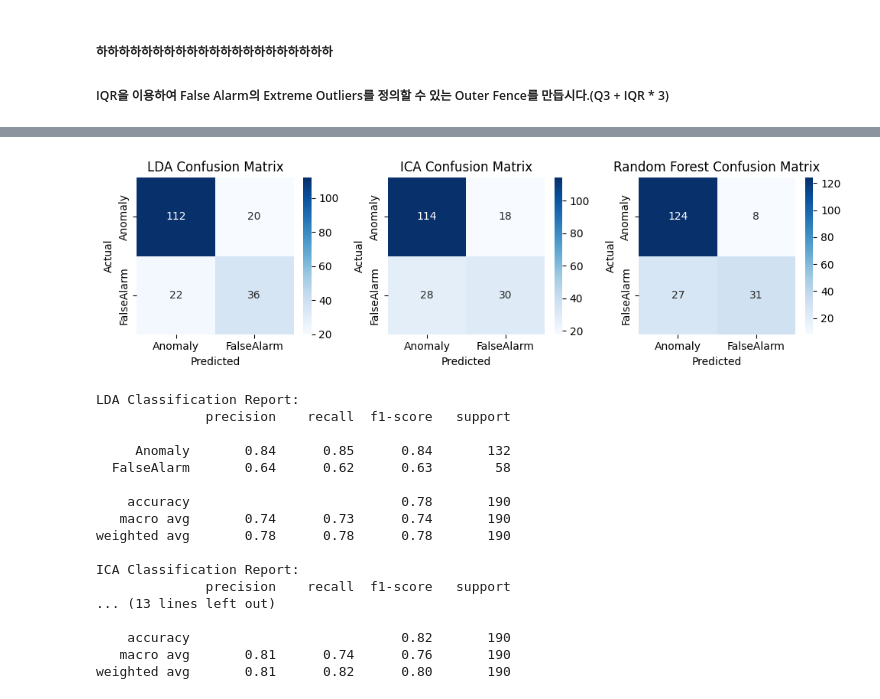
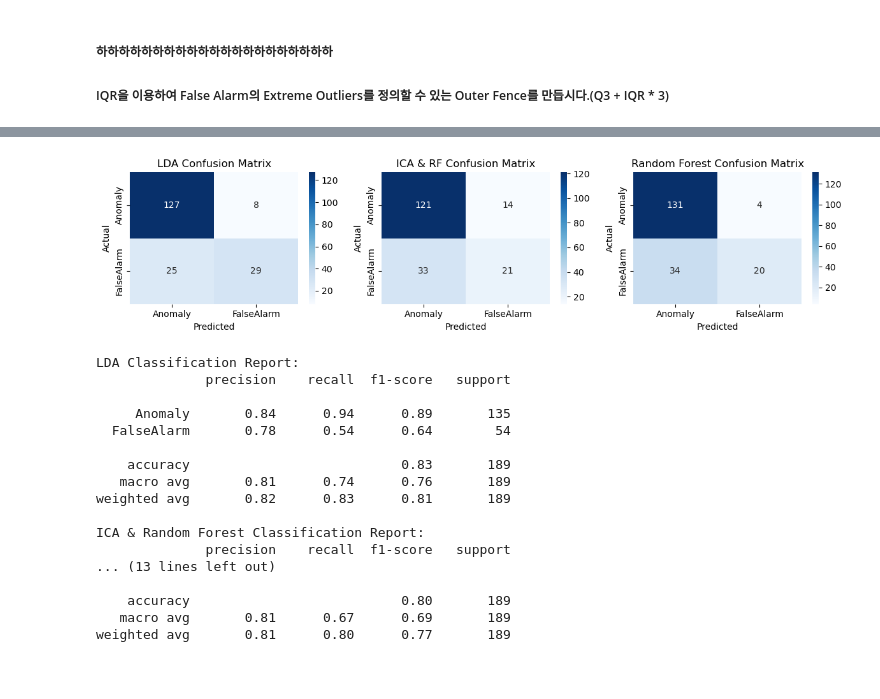
Before and after one commit to changyeon99/CapstoneDesign2, a Jupyter notebook: Oct_6th.ipynb, the cells around one changed output, grey strips where cells are left out. Saved outputs shown, nothing was run; the diff lists cells and outputs as text; code cells hidden in the pictures; blank space fills up the shorter version.

```diff
--- a/Oct_6th.ipynb
+++ b/Oct_6th.ipynb
@@ -583,6 +583,7 @@ plt.show()
 
 fac_target = AEandAnomaly[(AEandAnomaly['Tension'] < outer_fence)]
 extreme_outliers = AEandAnomaly[(AEandAnomaly['Tension'] >= outer_fence)]
+fac_target = fac_target.reset_index(drop = False)
 fac_target # Control Limit은 넘었지만 Outer Fence는 안 넘음
 # extreme_outliers # FAC 필요 없이 아묻따 Anomaly. 바로 Type 분류하면 됨
 # %% [output]
@@ -615,28 +616,28 @@ importance_scores = importance_scores.sort_values(ascending=False)
 print('변수 중요도')
 print(importance_scores)
 
-fig = plt.figure(figsize=(12, 8))
+fig = plt.figure(figsize=(10, 6))
 ax = fig.add_subplot(111, projection='3d')
 
 skewness = fac_target['Skewness']
 variance = fac_target['Variance']
-mean = fac_target['Mean']
-type = fac_target['Confusion Matrix']
+tension = fac_target['Tension']
+confusion_matrix = fac_target['Confusion Matrix']
 
 for t in fac_target['Confusion Matrix'].unique().tolist():
-    mask = type == t
-    ax.scatter(skewness[mask], variance[mask], mean[mask], label = t, marker = 'o')
+    mask = confusion_matrix == t
+    ax.scatter(skewness[mask], variance[mask], tension[mask], label = t, marker = '.')
 
 ax.set_xlabel('Skewness', rotation=45)
 ax.set_ylabel('Variance', rotation=45)
-ax.set_zlabel('Mean', rotation=45)
+ax.set_zlabel('Tension', rotation=45)
 
 azimuth_angle = 0
-elevation_angle = 0
+elevation_angle = 90
 ax.view_init(elev=elevation_angle, azim=azimuth_angle)
 
 ax.legend()
-plt.title('Scatter Plot of Skewness, Variance, and Mean (False Alarm vs. Anomaly)')
+plt.title('Scatter Plot of Skewness, Variance, and Tension (False Alarm vs. Anomaly)')
 plt.tight_layout()
 plt.show()
 # %% [output]
@@ -652,7 +733,7 @@ dtype: float64
 X = fac_target[list_independent_variables]
 y = fac_target['Confusion Matrix']
 
-X_train, X_test, y_train, y_test = train_test_split(X, y, test_size=0.3, random_state=42)
+X_train, X_test, y_train, y_test = train_test_split(X, y, test_size=0.3, stratify=y, random_state=42)
 
 # LDA
 lda = LinearDiscriminantAnalysis()
@@ -678,53 +759,53 @@ cm_lda = confusion_matrix(y_test, y_pred_lda)
 cm_ica = confusion_matrix(y_test, y_pred_ica)
 cm_rf = confusion_matrix(y_test, y_pred_rf)
 
-plt.figure(figsize=(10, 3))
+plt.figure(figsize=(12, 3))
 
 plt.subplot(131)
 sns.heatmap(cm_lda, annot=True, fmt="d", cmap="Blues", xticklabels=class_labels, yticklabels=class_labels)
 plt.xlabel('Predicted')
 plt.ylabel('Actual')
 plt.title('LDA Confusion Matrix')
 
 plt.subplot(132)
 sns.heatmap(cm_ica, annot=True, fmt="d", cmap="Blues", xticklabels=class_labels, yticklabels=class_labels)
 plt.xlabel('Predicted')
 plt.ylabel('Actual')
-plt.title('ICA Confusion Matrix')
+plt.title('ICA & RF Confusion Matrix')
 
 plt.subplot(133)
 sns.heatmap(cm_rf, annot=True, fmt="d", cmap="Blues", xticklabels=class_labels, yticklabels=class_labels)
 plt.xlabel('Predicted')
 plt.ylabel('Actual')
 plt.title('Random Forest Confusion Matrix')
 
 plt.tight_layout()
 plt.show()
 
 print("LDA Classification Report:")
 print(classification_report(y_test, y_pred_lda, target_names=class_labels))
 
-print("ICA Classification Report:")
+print("ICA & Random Forest Classification Report:")
 print(classification_report(y_test, y_pred_ica, target_names=class_labels))
 
 print("Random Forest Classification Report:")
 print(classification_report(y_test, y_pred_rf, target_names=class_labels))
 # %% [output]
-[figure, old version]
+[figure, new version]
 LDA Classification Report:
               precision    recall  f1-score   support
 
-     Anomaly       0.84      0.85      0.84       132
-  FalseAlarm       0.64      0.62      0.63        58
+     Anomaly       0.84      0.94      0.89       135
+  FalseAlarm       0.78      0.54      0.64        54
 
-    accuracy                           0.78       190
-   macro avg       0.74      0.73      0.74       190
-weighted avg       0.78      0.78      0.78       190
+    accuracy                           0.83       189
+   macro avg       0.81      0.74      0.76       189
+weighted avg       0.82      0.83      0.81       189
 
-ICA Classification Report:
+ICA & Random Forest Classification Report:
               precision    recall  f1-score   support
 ... (13 lines left out)
 
-    accuracy                           0.82       190
-   macro avg       0.81      0.74      0.76       190
-weighted avg       0.81      0.82      0.80       190
+    accuracy                           0.80       189
+   macro avg       0.81      0.67      0.69       189
+weighted avg       0.81      0.80      0.77       189
```
Also changed, not shown: parts of 29 cells of this notebook.
